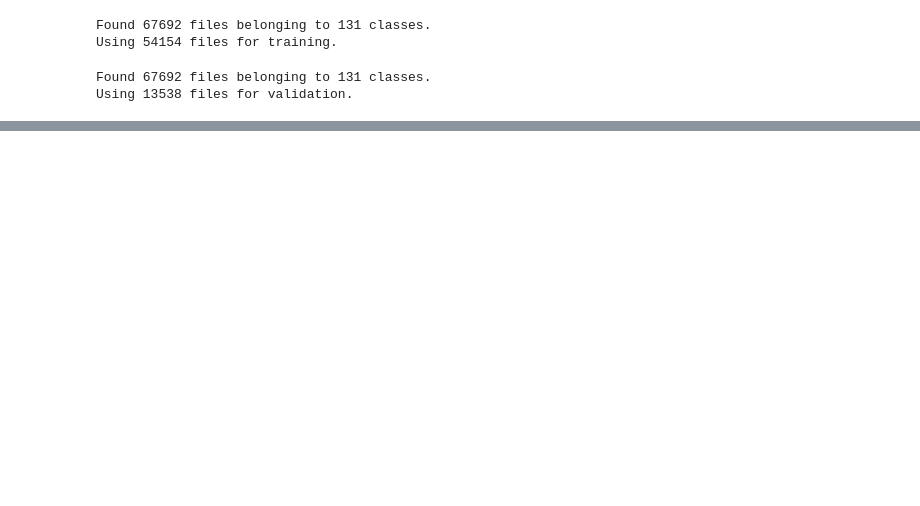
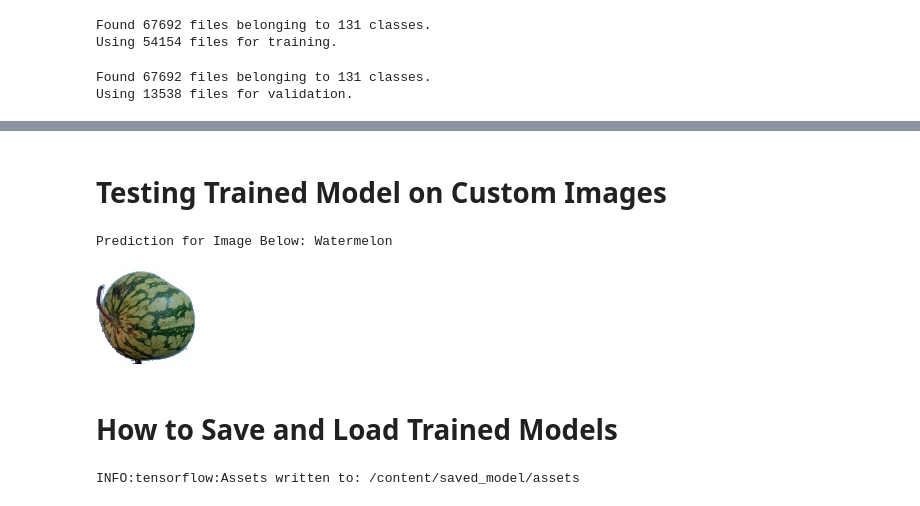
Before and after one commit to tahmed-vassar/FruitVegetableDetection, a Jupyter notebook: preprocessing.ipynb, the cells around one changed output, grey strips where cells are left out. Drawn from its saved outputs; the diff is of its cells as text; code cells hidden in the pictures; blank space fills up the shorter version.

```diff
--- a/preprocessing.ipynb
+++ b/preprocessing.ipynb
@@ -96,0 +176,21 @@ KeyboardInterrupt:
+# %% [markdown]
+# Testing Trained Model on Custom Images
+# %%
+import PIL
+image_path = "/content/data/fruits-360_dataset/fruits-360/Test/Watermelon/r_113_100.jpg"
+
+image = PIL.Image.open(image_path)
+image_resized = image.resize((100, 100))
+image_array = np.array(image_resized).reshape(1, 100, 100, 3)
+
+print("Prediction for Image Below:", class_names[np.argmax(model.predict(image_array))])
+image_resized
+# %% [output]
+Prediction for Image Below: Watermelon
+[figure, added]
+# %% [markdown]
+# How to Save and Load Trained Models
+# %%
+model.save("/content/saved_model")
+# %% [output]
+INFO:tensorflow:Assets written to: /content/saved_model/assets
```
Also changed, not shown: parts of 27 cells of this notebook, 4 other files.
